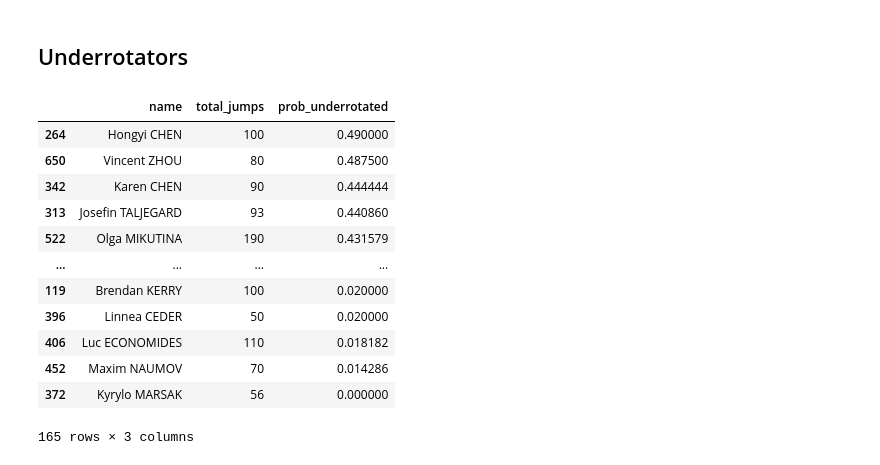
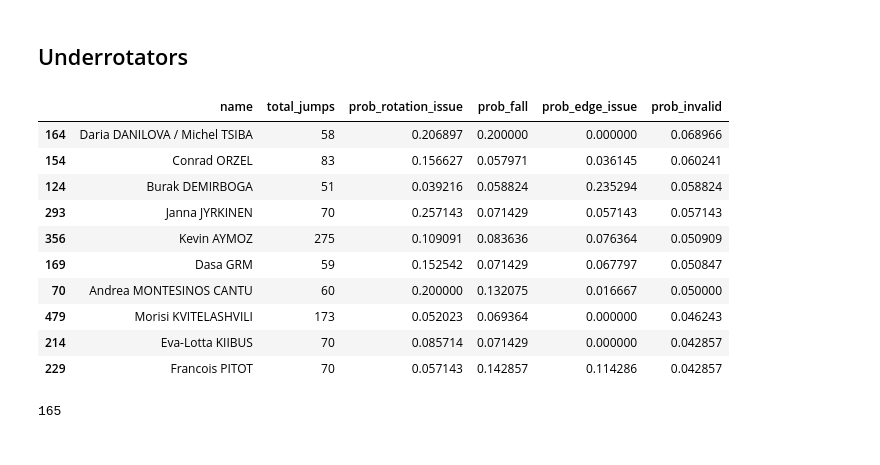
Before and after one commit to erleholgersen/cleanskate, a Jupyter notebook: examples/quick_start.ipynb, the cells around one changed output. Saved outputs shown, nothing was run; the diff lists cells and outputs as text; code cells hidden in the pictures.

```diff
--- a/examples/quick_start.ipynb
+++ b/examples/quick_start.ipynb
@@ -180,29 +180,34 @@ ax.tick_params(axis='x', rotation=30)
 ## Underrotators
 # %%
 senior_jumps['rotation_issue'] = senior_jumps["quarter_called"] | senior_jumps["underrotated"] | senior_jumps["downgraded"]
+senior_jumps['edge_issue'] = senior_jumps['wrong_edge'] | senior_jumps['edge_attention']
+
 underrotation_probabilities = senior_jumps.groupby('name', as_index=False).agg(
-    total_jumps=('underrotated', len),
-    prob_rotat=('underrotated', np.mean)
+    total_jumps=('rotation_issue', len),
+    prob_rotation_issue=('rotation_issue', np.mean),
+    prob_fall=('fall', np.mean),
+    prob_edge_issue=('edge_issue', np.mean),
+    prob_invalid=('invalid_element', np.mean)
     )
 
-underrotation_probabilities = underrotation_probabilities[ underrotation_probabilities['total_jumps'] >= 50 ].sort_values(by='prob_underrotated', ascending=False)
-underrotation_probabilities
+underrotation_probabilities = underrotation_probabilities[ underrotation_probabilities['total_jumps'] >= 50 ]
+underrotation_probabilities.sort_values(by='prob_invalid', ascending=False).head(10)
 # %% [output]
-|  | name | total_jumps | prob_underrotated |
-| 264 | Hongyi CHEN | 100 | 0.490000 |
-| 650 | Vincent ZHOU | 80 | 0.487500 |
-| 342 | Karen CHEN | 90 | 0.444444 |
-| 313 | Josefin TALJEGARD | 93 | 0.440860 |
-| 522 | Olga MIKUTINA | 190 | 0.431579 |
-| ... | ... | ... | ... |
-| 119 | Brendan KERRY | 100 | 0.020000 |
-| 396 | Linnea CEDER | 50 | 0.020000 |
-| 406 | Luc ECONOMIDES | 110 | 0.018182 |
-| 452 | Maxim NAUMOV | 70 | 0.014286 |
-| 372 | Kyrylo MARSAK | 56 | 0.000000 |
+|  | name | total_jumps | prob_rotation_issue | prob_fall | prob_edge_issue | prob_invalid |
+| 164 | Daria DANILOVA / Michel TSIBA | 58 | 0.206897 | 0.200000 | 0.000000 | 0.068966 |
+| 154 | Conrad ORZEL | 83 | 0.156627 | 0.057971 | 0.036145 | 0.060241 |
+| 124 | Burak DEMIRBOGA | 51 | 0.039216 | 0.058824 | 0.235294 | 0.058824 |
+| 293 | Janna JYRKINEN | 70 | 0.257143 | 0.071429 | 0.057143 | 0.057143 |
+| 356 | Kevin AYMOZ | 275 | 0.109091 | 0.083636 | 0.076364 | 0.050909 |
+| 169 | Dasa GRM | 59 | 0.152542 | 0.071429 | 0.067797 | 0.050847 |
+| 70 | Andrea MONTESINOS CANTU | 60 | 0.200000 | 0.132075 | 0.016667 | 0.050000 |
+| 479 | Morisi KVITELASHVILI | 173 | 0.052023 | 0.069364 | 0.000000 | 0.046243 |
+| 214 | Eva-Lotta KIIBUS | 70 | 0.085714 | 0.071429 | 0.000000 | 0.042857 |
+| 229 | Francois PITOT | 70 | 0.057143 | 0.142857 | 0.114286 | 0.042857 |
-165 rows × 3 columns
 # %%
-fx_df = elements[ elements['info_flags'] == 'Fx']
+len(underrotation_probabilities)
+# %% [output]
+165
 # %%
 fx_df = fx_df[['event_label', 'segment_label', 'name']].merge(results)
 fx_df
```
Also changed, not shown: parts of 5 cells of this notebook, 4 other files.
